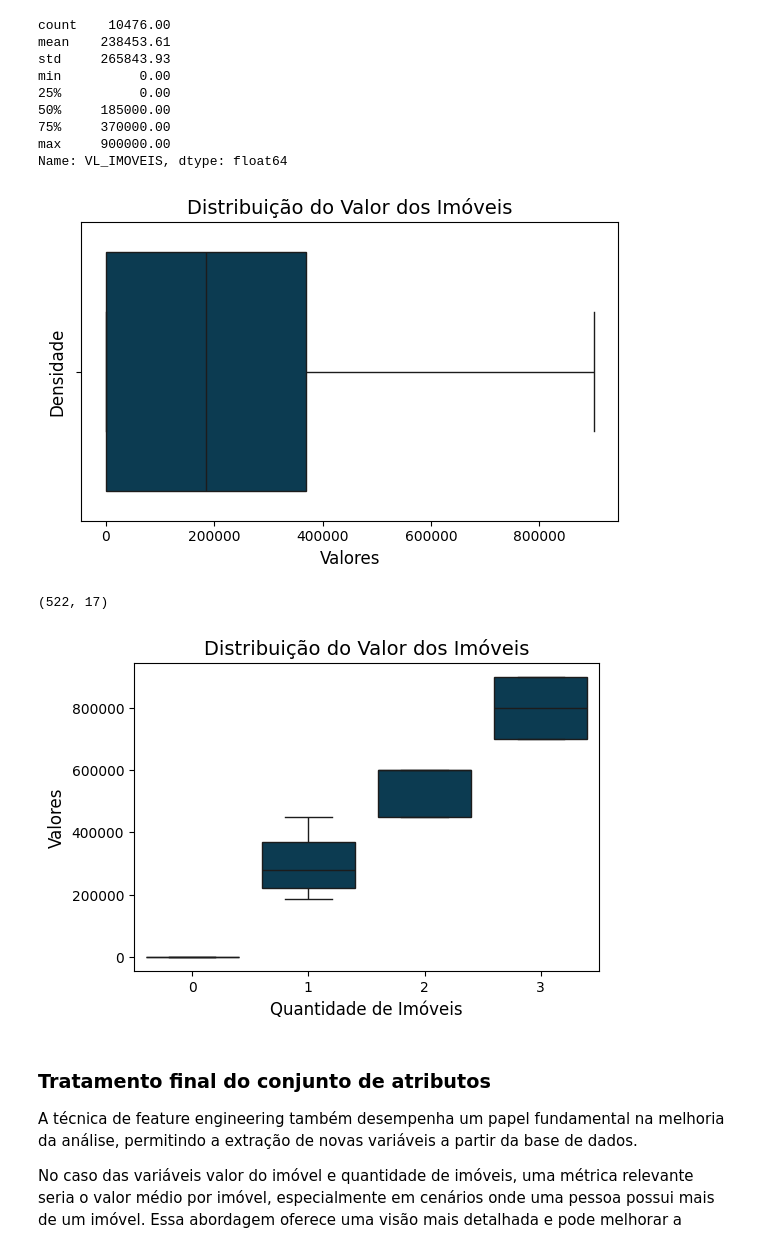
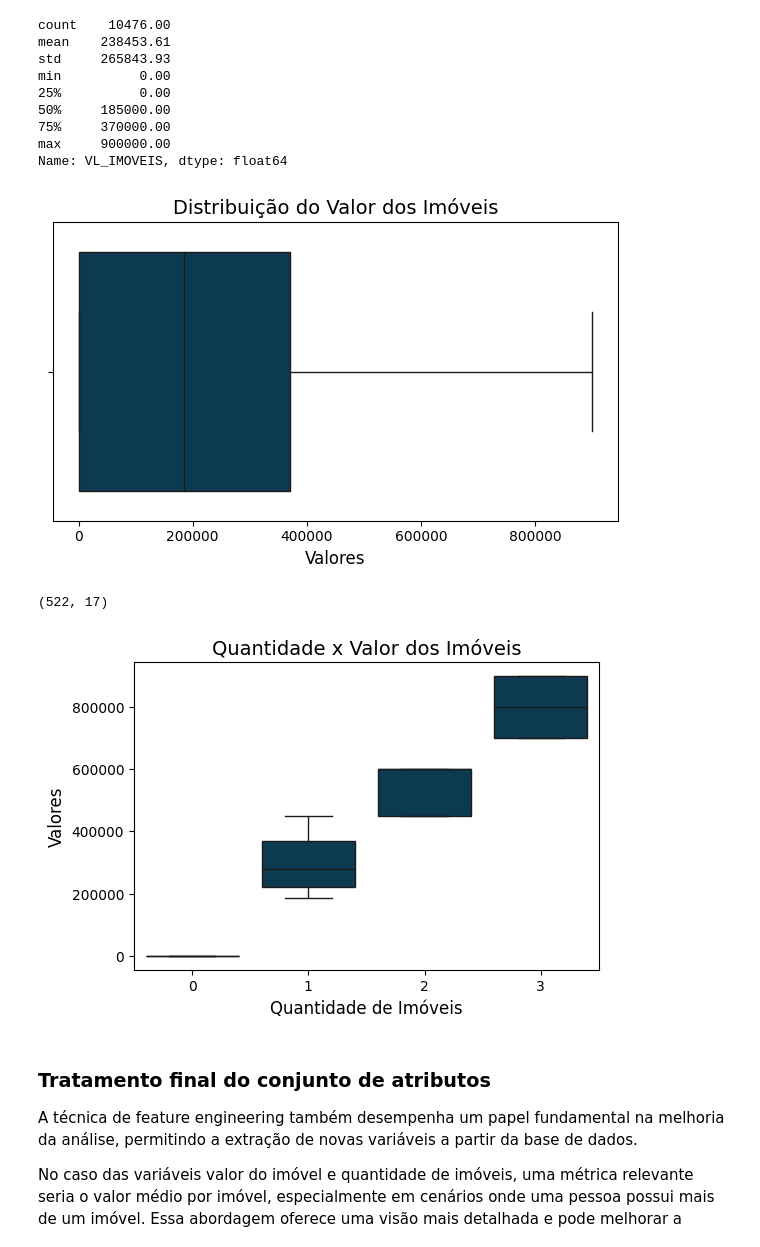
Before and after one commit to AnnaPaulaFigueiredo/credit-score, a Jupyter notebook: data_analysis.ipynb, the cells around one changed output. Cells and saved outputs as stored; diff of their text form; code cells hidden in the pictures.

```diff
--- a/data_analysis.ipynb
+++ b/data_analysis.ipynb
@@ -815,22 +958,21 @@ Name: VL_IMOVEIS, dtype: float64
 # %%
 plot_config = {'figsize':(6, 4),
                'title':'Distribuição do Valor dos Imóveis',
                'x_label':'Valores',
-               'y_label':'Densidade',
+               'y_label':'',
                'axis_font_size': 12,
                'title_size': 14,
                }
 plot_boxplot_simple(df, 'VL_IMOVEIS', plot_config)
 # %% [output]
-[figure, old version]
+[figure, new version]
 # %%
 df[df['VL_IMOVEIS'] ==  900000 ].shape
 # %% [output]
 (522, 17)
 # %%
-
 plot_config = {'figsize':(6, 4),
-               'title':'Distribuição do Valor dos Imóveis',
+               'title': 'Quantidade x Valor dos Imóveis',
                'x_label':'Quantidade de Imóveis',
                'y_label':'Valores',
                'axis_font_size': 12,
@@ -838,7 +980,7 @@ plot_config = {'figsize':(6, 4),
                }
 plot_boxplot_grouped(df, 'VL_IMOVEIS', 'QT_IMOVEIS', plot_config)
 # %% [output]
-[figure, old version]
+[figure, new version]
 # %% [markdown]
 ### Tratamento final do conjunto de atributos
 
```
Also changed, not shown: parts of 52 cells of this notebook.
